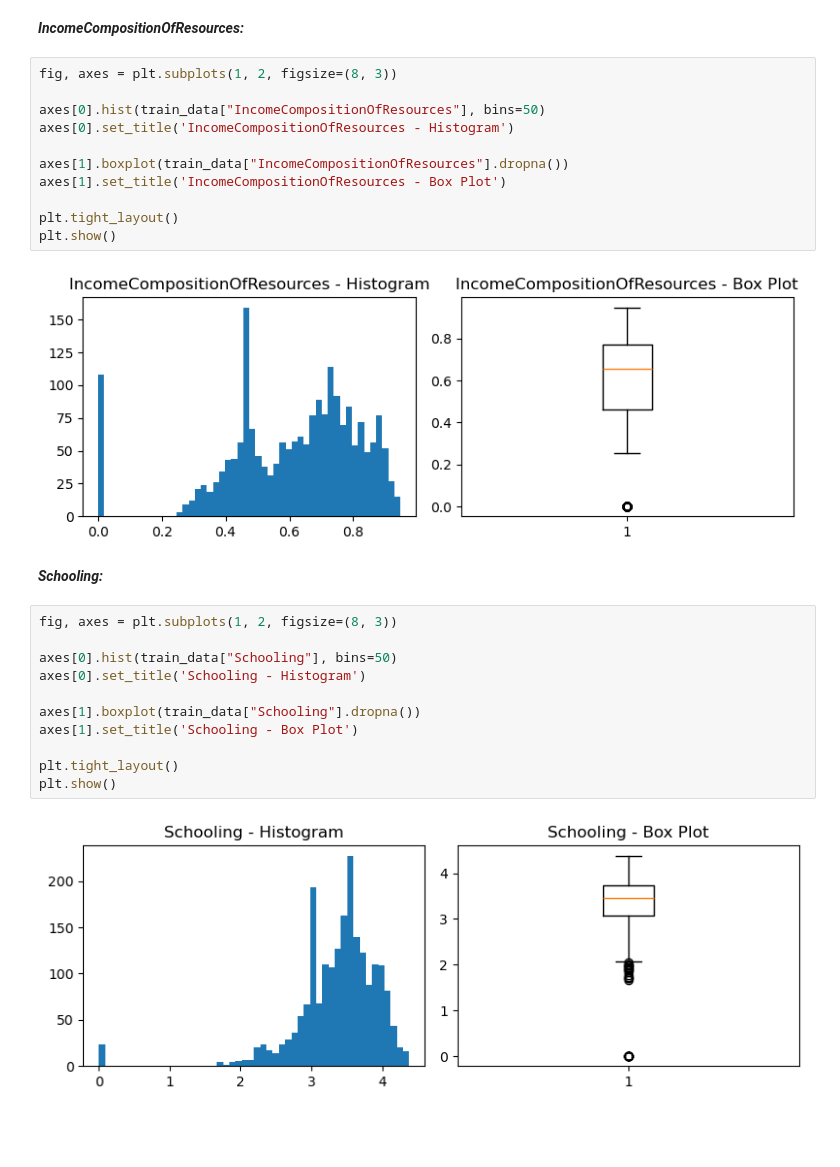
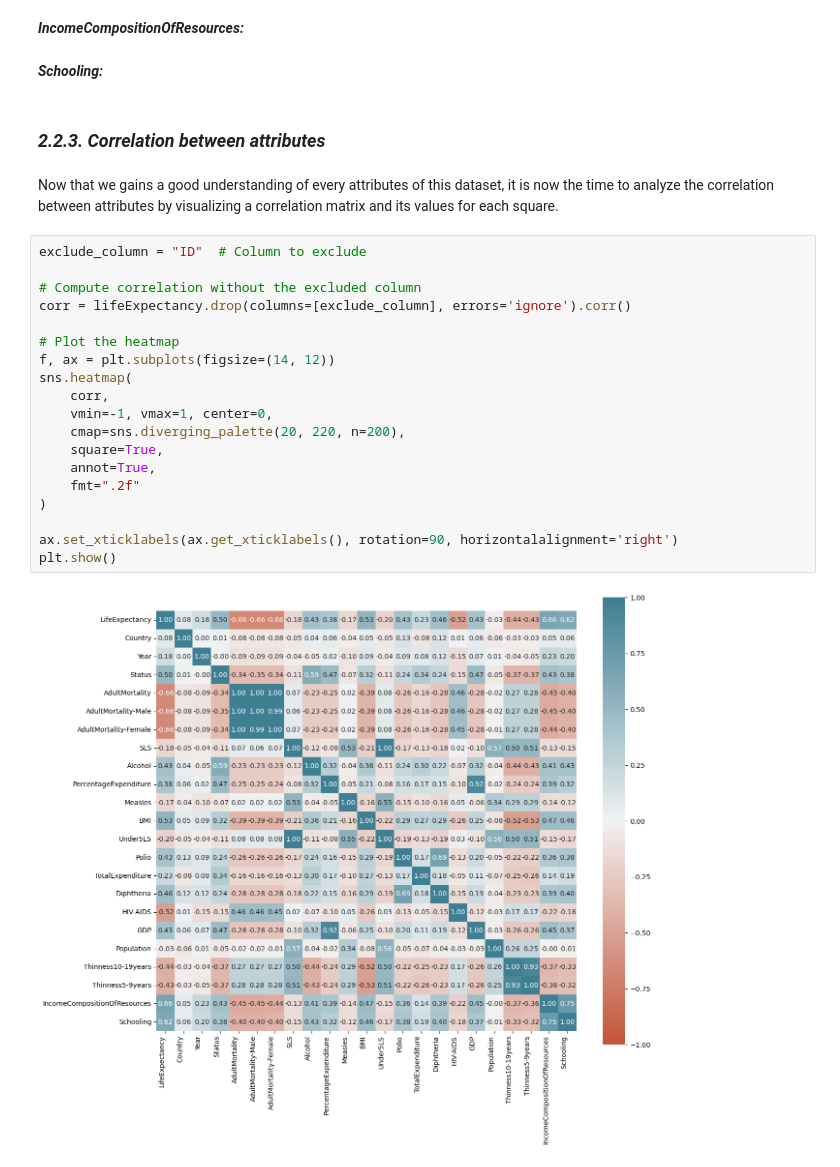
Before and after one commit to KanTheCodingNoob/Machine-Learning-LifeExpectancyPrediction, a Jupyter notebook: COSC2753_A1_S4019548.ipynb, the cells around one changed output. Drawn from its saved outputs; the diff is of its cells as text; blank space fills up the shorter version.

```diff
--- a/COSC2753_A1_S4019548.ipynb
+++ b/COSC2753_A1_S4019548.ipynb
@@ -578,30 +288,29 @@ plt.show()
 # %% [markdown]
 ___IncomeCompositionOfResources:___
-# %%
-fig, axes = plt.subplots(1, 2, figsize=(8, 3))
-
-axes[0].hist(train_data["IncomeCompositionOfResources"], bins=50)
-axes[0].set_title('IncomeCompositionOfResources - Histogram')
-
-axes[1].boxplot(train_data["IncomeCompositionOfResources"].dropna())
-axes[1].set_title('IncomeCompositionOfResources - Box Plot')
-
-plt.tight_layout()
-plt.show()
-# %% [output]
-[figure, removed]
 # %% [markdown]
 ___Schooling:___
-# %%
-fig, axes = plt.subplots(1, 2, figsize=(8, 3))
-
-axes[0].hist(train_data["Schooling"], bins=50)
-axes[0].set_title('Schooling - Histogram')
-
-axes[1].boxplot(train_data["Schooling"].dropna())
-axes[1].set_title('Schooling - Box Plot')
-
-plt.tight_layout()
-plt.show()
-# %% [output]
-[figure, removed]
+# %% [markdown]
+### ___2.2.3. Correlation between attributes___
+# %% [markdown]
+Now that we gains a good understanding of every attributes of this dataset, it is now the time to analyze the correlation between attributes by visualizing a correlation matrix and its values for each square.
+# %%
+exclude_column = "ID"  # Column to exclude
+
+# Compute correlation without the excluded column
+corr = lifeExpectancy.drop(columns=[exclude_column], errors='ignore').corr()
+
+# Plot the heatmap
+f, ax = plt.subplots(figsize=(14, 12))
+sns.heatmap(
+    corr,
+    vmin=-1, vmax=1, center=0,
+    cmap=sns.diverging_palette(20, 220, n=200),
+    square=True,
+    annot=True,
+    fmt=".2f"
+)
+
+ax.set_xticklabels(ax.get_xticklabels(), rotation=90, horizontalalignment='right')
+plt.show()
+# %% [output]
+[figure, added]
```
Also changed, not shown: parts of 90 cells of this notebook, 1 other file.
